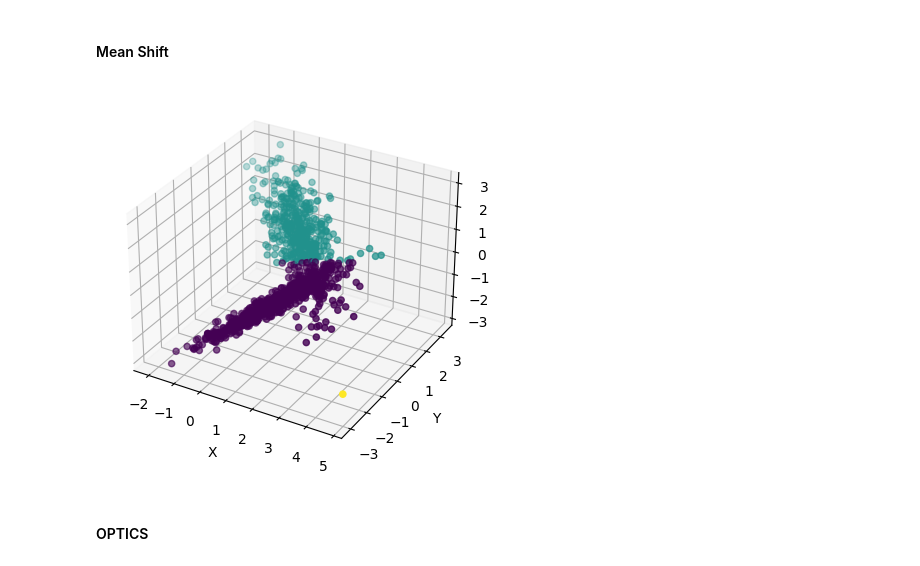
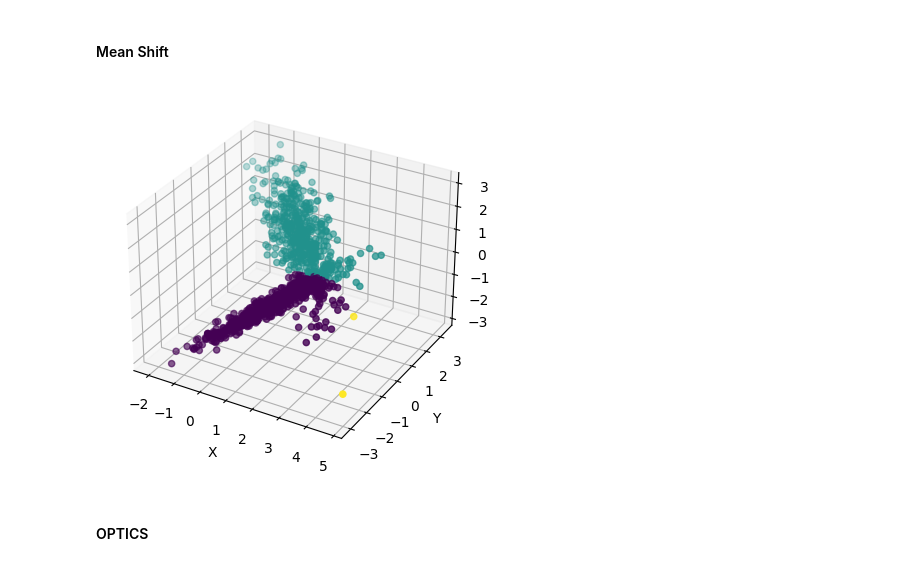
Before and after one commit to alvgonfri/clustering_algorithms, a Jupyter notebook: clustering_algorithms.ipynb, the cells around one changed output. Cells and saved outputs as stored; diff of their text form; code cells hidden in the pictures.

```diff
--- a/clustering_algorithms.ipynb
+++ b/clustering_algorithms.ipynb
@@ -99,17 +99,9 @@ def mini_batch_kmeans(data, k):
 # %% [markdown]
 #### Mean Shift
 # %%
-# Option A: parameters quantile and n_samples are used to estimate the bandwidth, which is the hyperparameter of Mean Shift
-'''
+# parameters quantile and n_samples are used to estimate the bandwidth, which is the hyperparameter of Mean Shift
 def mean_shift(data, quantile, n_samples):
     bandwidth = estimate_bandwidth(data, quantile=quantile, n_samples=n_samples)
     ms = MeanShift(bandwidth=bandwidth, bin_seeding=True).fit(data)
     labels = ms.labels_
     return labels
-'''
-
-# Option B: using Mean Shift without setting the bandwidth (the algorithm will estimate it)
-def mean_shift(data):
-    ms = MeanShift().fit(data)
-    labels = ms.labels_
-    return labels
@@ -122,6 +116,11 @@ def optics(data, eps, min_samples):
     return labels
 # %% [markdown]
 #### Spectral Clustering
+# %%
+def spectral_clustering(data, k):
+    sc = SpectralClustering(n_clusters=k, assign_labels="discretize", random_state=0).fit(data)
+    labels = sc.labels_
+    return labels
 # %% [markdown]
 #### Mixture of Gaussians
 # %% [markdown]
@@ -142,11 +141,11 @@ def clustering(data, algorithm, hyperparameters):
     elif algorithm == 'mini_batch_kmeans':
         return mini_batch_kmeans(data, hyperparameters.get('k'))
     elif algorithm == 'mean_shift':
-        return mean_shift(data)
+        return mean_shift(data, hyperparameters.get('quantile'),  hyperparameters.get('n_samples'))
     elif algorithm == 'optics':
         return optics(data, hyperparameters.get('eps'),  hyperparameters.get('min_samples'))
     elif algorithm == 'spectral_clustering':
-        return None
+        return spectral_clustering(data, hyperparameters.get('k'))
     elif algorithm == 'mixture_of_gaussians':
         return None
     elif algorithm == 'partition_around_medoids':
@@ -227,12 +228,12 @@ visualize_labelled_dataset(X, labels)
 # %% [markdown]
 #### Mean Shift
 # %%
-# Mean Shift
-labels = clustering(X, 'mean_shift', {})
+# Mean Shift with quantile=0.2 and n_samples=500
+labels = clustering(X, 'mean_shift', {'quantile': 0.2, 'n_samples': 500})
 # print(labels)
 visualize_labelled_dataset(X, labels)
 # %% [output]
-[figure, old version]
+[figure, new version]
 # %% [markdown]
 #### OPTICS
 # %%
```
Also changed, not shown: parts of 4 cells of this notebook.
